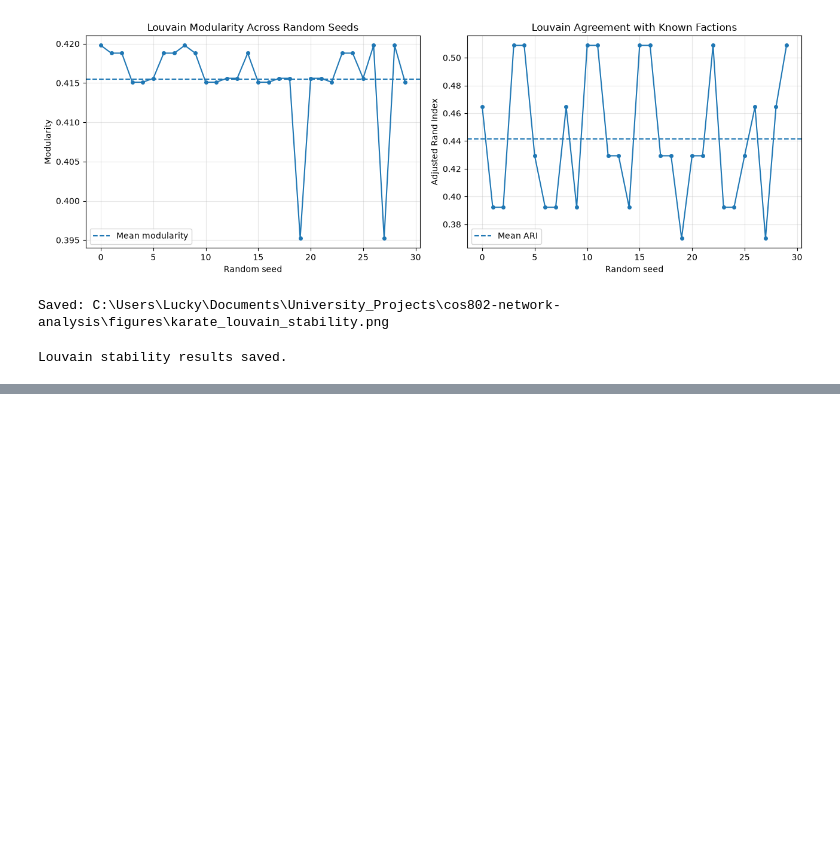
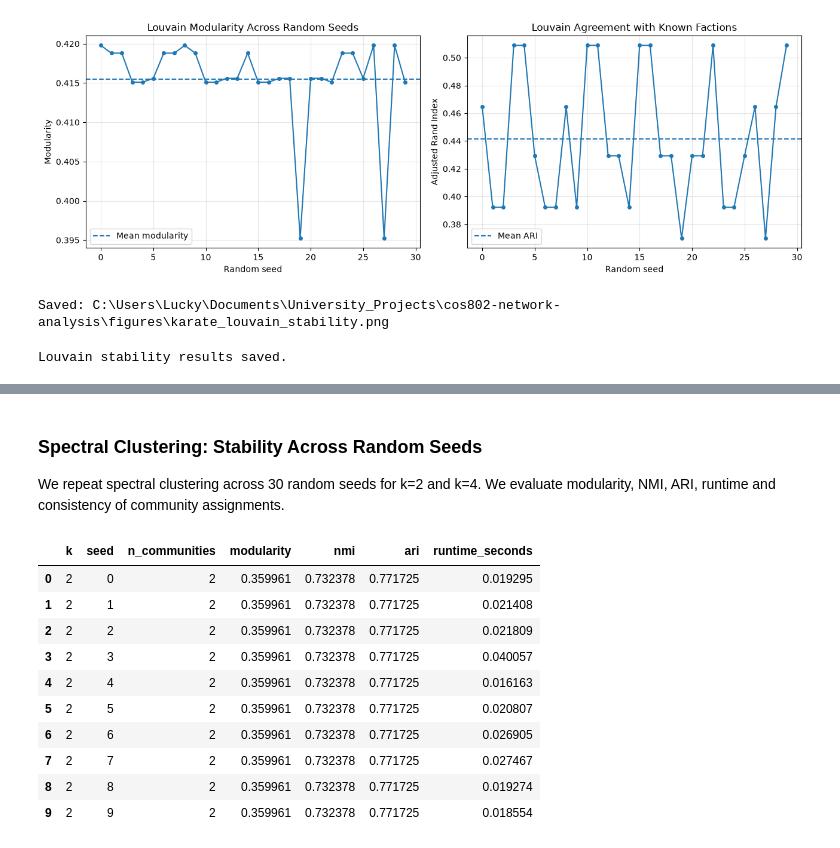
Before and after one commit to Sav-lets/cos802-network-analysis, a Jupyter notebook: notebooks/02_community_detection.ipynb, the cells around one changed output, grey strips where cells are left out. Drawn from its saved outputs; the diff is of its cells as text; code cells hidden in the pictures; blank space fills up the shorter version.

```diff
--- a/notebooks/02_community_detection.ipynb
+++ b/notebooks/02_community_detection.ipynb
@@ -474,0 +925,65 @@ Louvain stability results saved.
+# %% [markdown]
+### Spectral Clustering: Stability Across Random Seeds
+
+We repeat spectral clustering across 30 random seeds for k=2 and k=4. We evaluate modularity, NMI, ARI, runtime and consistency of community assignments.
+# %%
+
+spectral_stability_results = []
+spectral_partitions = {2: [], 4: []}
+
+for k in [2, 4]:
+    for seed in range(30):
+
+        model = SpectralClustering(
+            n_clusters=k,
+            affinity="precomputed",
+            assign_labels="kmeans",
+            random_state=seed,
+            n_init=10
+        )
+
+        start = time.perf_counter()
+        labels = model.fit_predict(A)
+        elapsed = time.perf_counter() - start
+
+        communities = [
+            {nodes[i] for i in range(len(nodes))
+             if labels[i] == cluster_id}
+            for cluster_id in np.unique(labels)
+        ]
+
+        spectral_partitions[k].append(labels.copy())
+
+        spectral_stability_results.append({
+            "k": k,
+            "seed": seed,
+            "n_communities": len(communities),
+            "modularity": nx.community.modularity(
+                G, communities, weight=None
+            ),
+            "nmi": normalized_mutual_info_score(
+                true_labels, labels
+            ),
+            "ari": adjusted_rand_score(
+                true_labels, labels
+            ),
+            "runtime_seconds": elapsed
+        })
+
+df_spectral_stability = pd.DataFrame(
+    spectral_stability_results
+)
+
+display(df_spectral_stability.head(10))
+# %% [output]
+|  | k | seed | n_communities | modularity | nmi | ari | runtime_seconds |
+| 0 | 2 | 0 | 2 | 0.359961 | 0.732378 | 0.771725 | 0.019295 |
+| 1 | 2 | 1 | 2 | 0.359961 | 0.732378 | 0.771725 | 0.021408 |
+| 2 | 2 | 2 | 2 | 0.359961 | 0.732378 | 0.771725 | 0.021809 |
+| 3 | 2 | 3 | 2 | 0.359961 | 0.732378 | 0.771725 | 0.040057 |
+| 4 | 2 | 4 | 2 | 0.359961 | 0.732378 | 0.771725 | 0.016163 |
+| 5 | 2 | 5 | 2 | 0.359961 | 0.732378 | 0.771725 | 0.020807 |
+| 6 | 2 | 6 | 2 | 0.359961 | 0.732378 | 0.771725 | 0.026905 |
+| 7 | 2 | 7 | 2 | 0.359961 | 0.732378 | 0.771725 | 0.027467 |
+| 8 | 2 | 8 | 2 | 0.359961 | 0.732378 | 0.771725 | 0.019274 |
+| 9 | 2 | 9 | 2 | 0.359961 | 0.732378 | 0.771725 | 0.018554 |
```
Also changed, not shown: parts of 19 cells of this notebook, 5 other files.
